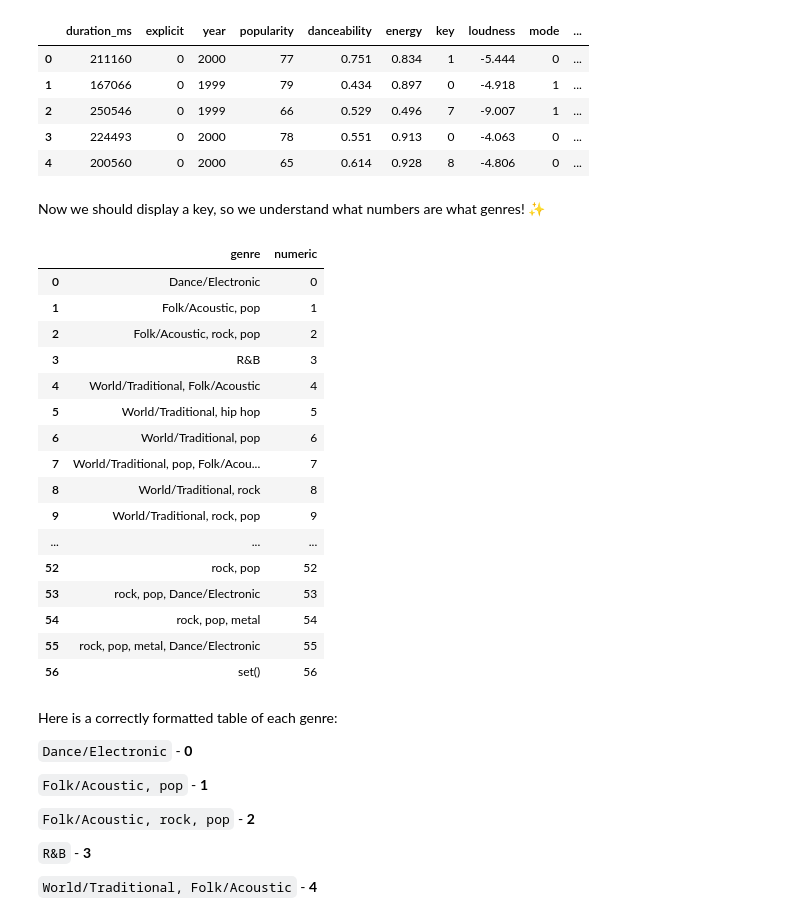
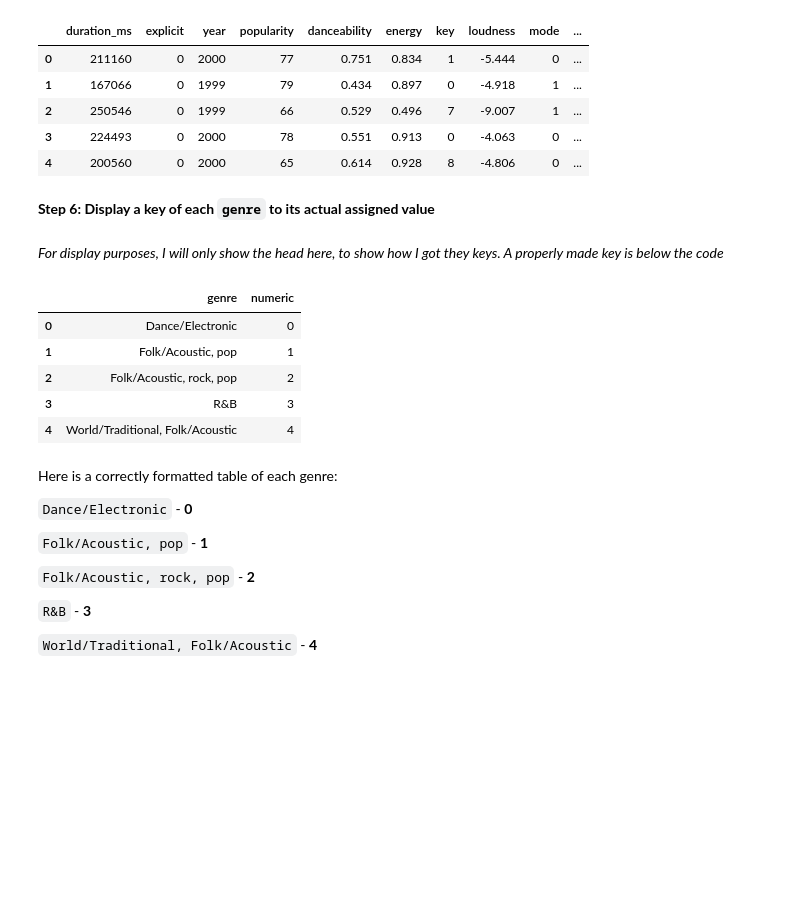
Before and after one commit to Hoover328/Data-Analytics-CA2-Music-Project, a Jupyter notebook: Notebook Files/MusicProject.ipynb, the cells around one changed output. Cells and saved outputs as stored; diff of their text form; code cells hidden in the pictures; blank space fills up the shorter version.

```diff
--- a/Notebook Files/MusicProject.ipynb
+++ b/Notebook Files/MusicProject.ipynb
@@ -511,19 +520,19 @@ Number of unique genres: 57
 #it a number from 0 - 56, to remove its string name.
 #We will use a dictonary and a map to do this
 
-genreNumeric = explicitConverted.copy()
-sortedGenres = sorted(genreNumeric['genre'].unique())
+finalMusicData = explicitConverted.copy()
+sortedGenres = sorted(finalMusicData['genre'].unique())
 
 genreToNumeric = {}
 for i, genre in enumerate(sortedGenres):
   genreToNumeric[genre] = i
 
-genreNumeric['genre'] = genreNumeric['genre'].map(genreToNumeric)
+finalMusicData['genre'] = finalMusicData['genre'].map(genreToNumeric)
 
 print("Before changing to numeric")
 display(explicitConverted.head())
 print("After changing to numeric")
-display(genreNumeric.head())
+display(finalMusicData.head())
 # %% [output]
 Before changing to numeric
 |  | duration_ms | explicit | year | popularity | danceability | energy | key | loudness | mode | ... |
@@ -539,30 +548,21 @@ After changing to numeric
 | 2 | 250546 | 0 | 1999 | 66 | 0.529 | 0.496 | 7 | -9.007 | 1 | ... |
 | 3 | 224493 | 0 | 2000 | 78 | 0.551 | 0.913 | 0 | -4.063 | 0 | ... |
 | 4 | 200560 | 0 | 2000 | 65 | 0.614 | 0.928 | 8 | -4.806 | 0 | ... |
-# %% [markdown]
-Now we should display a key, so we understand what numbers are what genres! ✨
+# %% [markdown]
+**Step 6: Display a key of each `genre` to its actual assigned value**
+# %% [markdown]
+*For display purposes, I will only show the head here, to show how I got they keys. A properly made key is below the code*
 # %%
 #Here we create a new dataframe with a list, to display each numeric value against its genre
 genreTable = pd.DataFrame(list(genreToNumeric.items()), columns=['genre', 'numeric'])
-display(genreTable)
+display(genreTable.head())
 # %% [output]
 |  | genre | numeric |
 | 0 | Dance/Electronic | 0 |
 | 1 | Folk/Acoustic, pop | 1 |
 | 2 | Folk/Acoustic, rock, pop | 2 |
 | 3 | R&B | 3 |
 | 4 | World/Traditional, Folk/Acoustic | 4 |
-| 5 | World/Traditional, hip hop | 5 |
-| 6 | World/Traditional, pop | 6 |
-| 7 | World/Traditional, pop, Folk/Acou... | 7 |
-| 8 | World/Traditional, rock | 8 |
-| 9 | World/Traditional, rock, pop | 9 |
-| ... | ... | ... |
-| 52 | rock, pop | 52 |
-| 53 | rock, pop, Dance/Electronic | 53 |
-| 54 | rock, pop, metal | 54 |
-| 55 | rock, pop, metal, Dance/Electronic | 55 |
-| 56 | set() | 56 |
 # %% [markdown]
 Here is a correctly formatted table of each genre:
 
```
Also changed, not shown: parts of 4 cells of this notebook.
